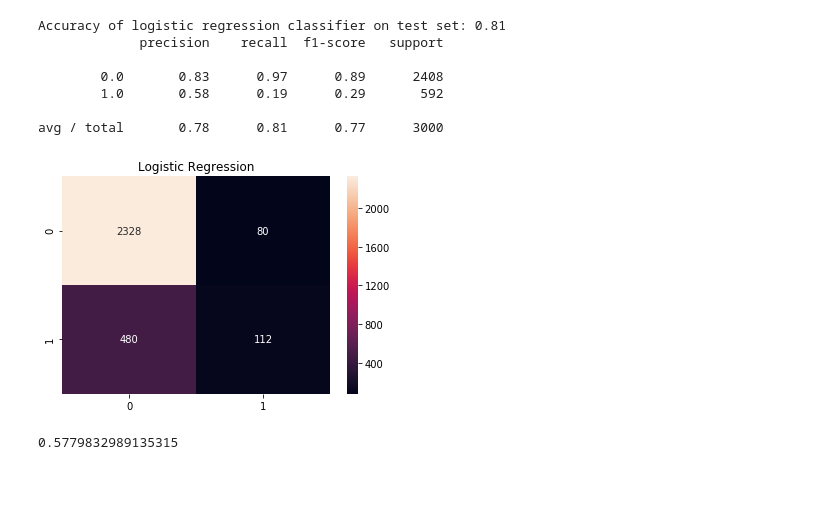
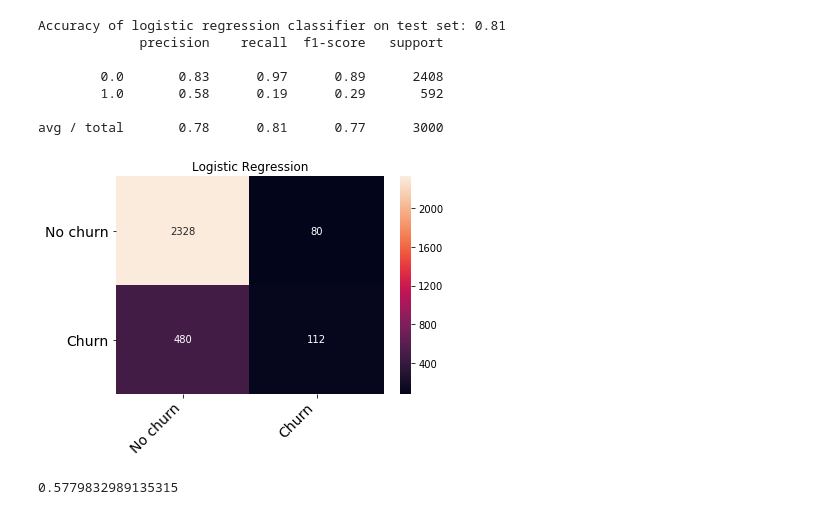
Before and after one commit to AndrewPlinston/Code_Examples, a Jupyter notebook: Simple binary classification example.ipynb, the cells around one changed output. Saved outputs shown, nothing was run; the diff lists cells and outputs as text; code cells hidden in the pictures; blank space fills up the shorter version.

```diff
--- a/Simple binary classification example.ipynb
+++ b/Simple binary classification example.ipynb
@@ -154,11 +154,15 @@ Accuracy of logistic regression classifier on test set: 0.81
 avg / total       0.78      0.81      0.77      3000
 # %%
 Logistic_conf_matrix = metrics.confusion_matrix(test_y, test_y_pred_log)
-sns.heatmap(Logistic_conf_matrix, annot=True,  fmt='');
+Log_confusion_matrix_df = pd.DataFrame(Logistic_conf_matrix, ('No churn', 'Churn'), ('No churn', 'Churn'))
+Log_heatmap = sns.heatmap(confusion_matrix_df , annot=True,  fmt='');
+Log_heatmap.yaxis.set_ticklabels(Log_heatmap.yaxis.get_ticklabels(), rotation=0, ha='right', fontsize = 14)
+Log_heatmap.xaxis.set_ticklabels(Log_heatmap.xaxis.get_ticklabels(), rotation=45, ha='right', fontsize = 14)
+
 title = 'Logistic Regression'
 plt.title(title);
 # %% [output]
-[figure, old version]
+[figure, new version]
 # %%
 fpr, tpr, thresholds = metrics.roc_curve(test_y,test_y_pred_log,)
 metrics.auc(fpr,tpr)
```
Also changed, not shown: parts of 3 cells of this notebook.
